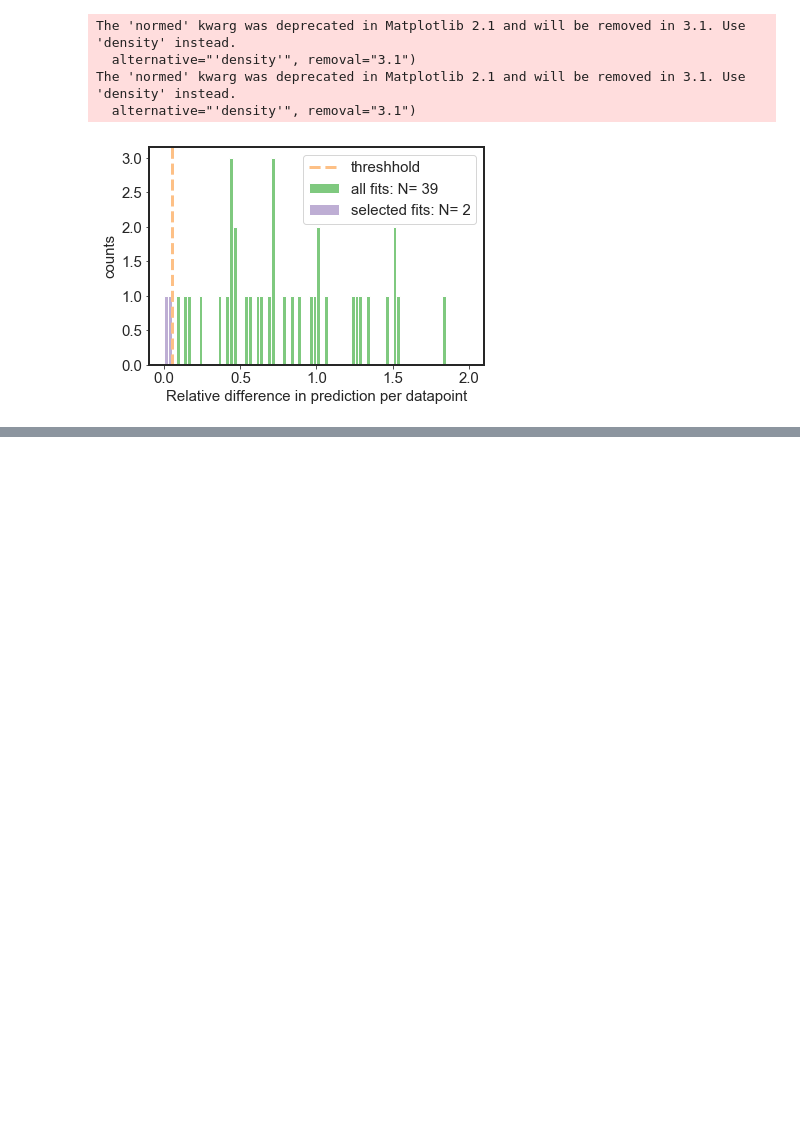
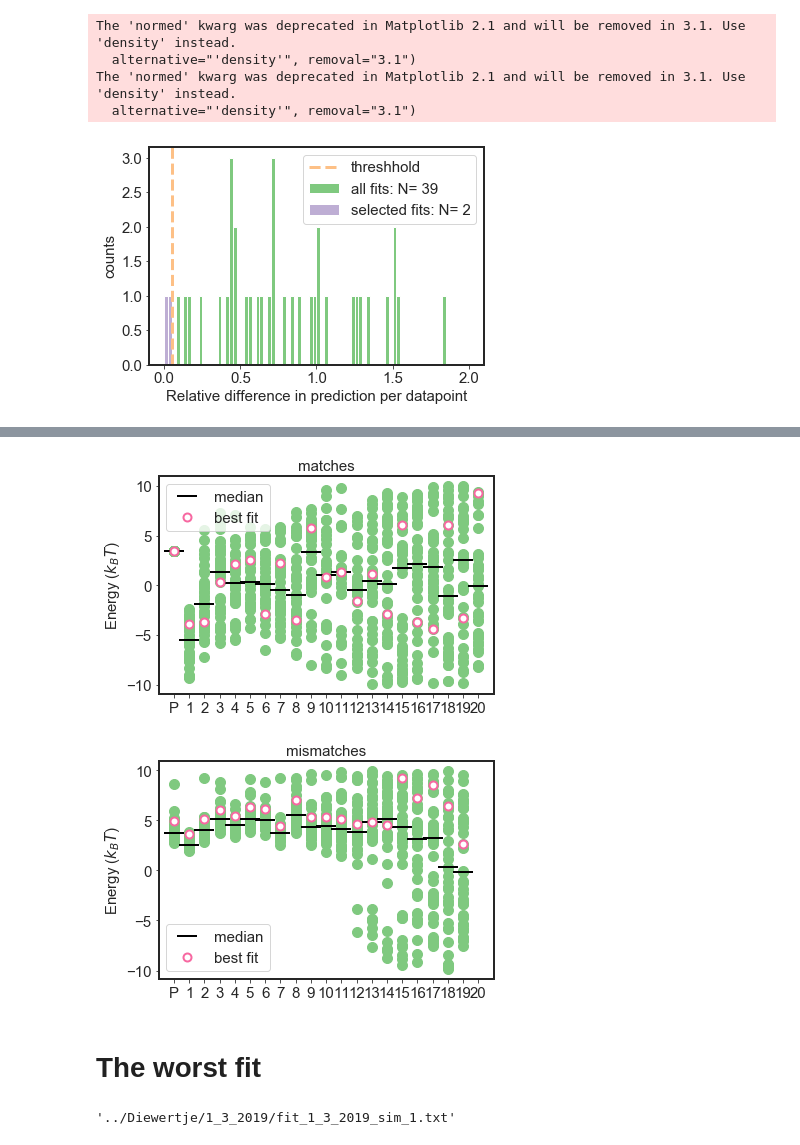
Before and after one commit to martin-depken/Energy-Landscape, a Jupyter notebook: Diewertje/Plotting energylandscape from model.ipynb, the cells around one changed output, grey strips where cells are left out. Saved outputs shown, nothing was run; the diff lists cells and outputs as text; code cells hidden in the pictures; blank space fills up the shorter version.

```diff
--- a/Diewertje/Plotting energylandscape from model.ipynb
+++ b/Diewertje/Plotting energylandscape from model.ipynb
@@ -279,7 +351,7 @@ matches.loc[best_fit].plot(color='#f768a1',
 
 
 plt.title('matches',fontsize=15)
-plt.xticks(range(0,21),['P']+range(1,21),fontsize=15);
+plt.xticks(list(range(0,21)),['P']+list(range(1,21)),fontsize=15);
 plt.xlim(-1,21);
 plt.yticks(fontsize=15);
 plt.ylabel('Energy ($k_BT$)',fontsize=15);
@@ -289,31 +361,41 @@ plt.legend(fontsize=15,frameon=True);
 plt.figure()
 for sim in simset:
     mismatches.loc[sim].plot(marker='o',markersize=10,linestyle='', color=sns.color_palette()[0], alpha=1.0,label='')
 
 mismatches.median().plot(color='black',
             linestyle='',
              marker='_',
              lw=4,
              markersize =20,
              markerfacecolor='white',
              markeredgewidth= 2,
         label='median')
 
 
 mismatches.loc[best_fit].plot(color='#f768a1',
             linestyle='',
              marker='o',
              lw=3,
              markersize =8,
              markerfacecolor='white',
              markeredgewidth= 2,
         label='best fit')
 
 
 
 plt.title('mismatches',fontsize=15)
-plt.xticks(range(0,21),['P']+range(1,21),fontsize=15);
+plt.xticks(list(range(0,21)),['P']+list(range(1,21)),fontsize=15);
 plt.xlim(-1,21);
 plt.yticks(fontsize=15);
 plt.ylabel('Energy ($k_BT$)',fontsize=15);
 plt.legend(fontsize=15,frameon=True);
+# %% [output]
+[figure, added]
+[figure, added]
+# %% [markdown]
+# The worst fit
+# %%
+worst_fit = simset[np.argmax(chi_squared)]
+worst_fit
+# %% [output]
+'../Diewertje/1_3_2019/fit_1_3_2019_sim_1.txt'
```
Also changed, not shown: parts of 11 cells of this notebook, 7 other files.
